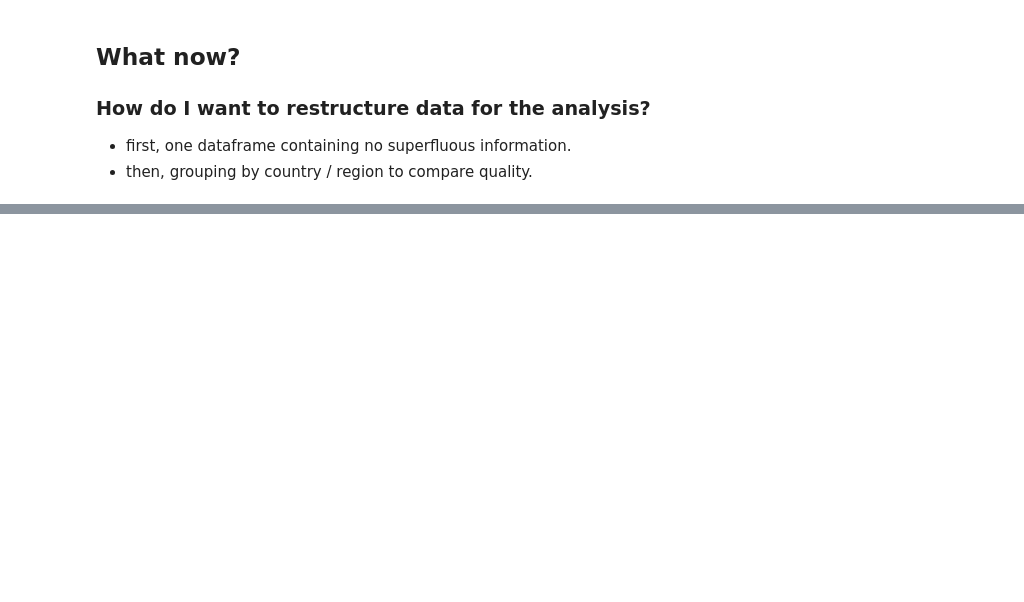
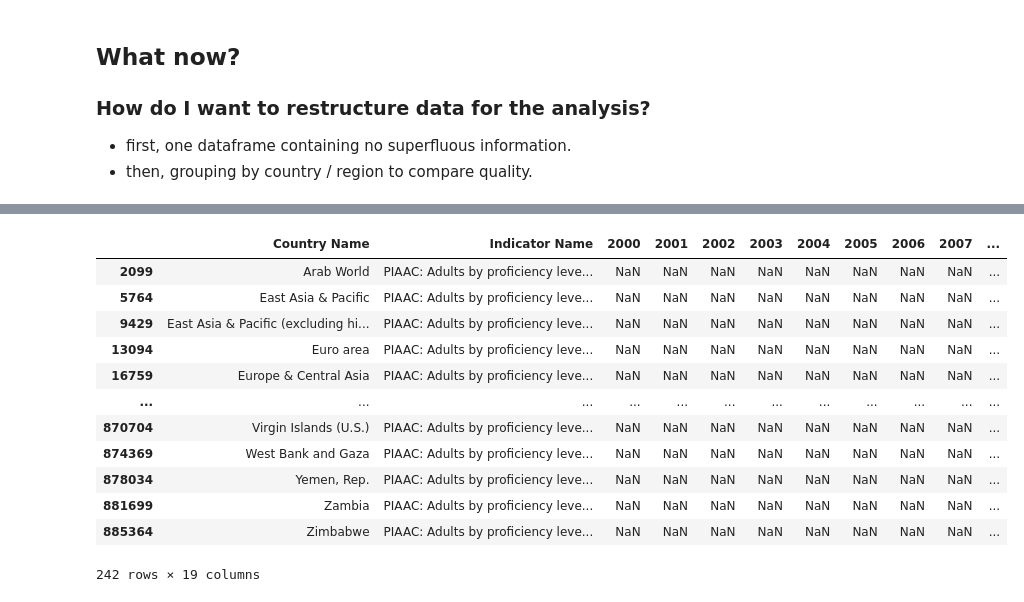
Before and after one commit to JulienfLeBoucher/OC_Edtech, a Jupyter notebook: LE-BOUCHER_Julien_1_notebook_122022.ipynb, the cells around one changed output, grey strips where cells are left out. Drawn from its saved outputs; the diff is of its cells as text; code cells hidden in the pictures; blank space fills up the shorter version.

```diff
--- a/LE-BOUCHER_Julien_1_notebook_122022.ipynb
+++ b/LE-BOUCHER_Julien_1_notebook_122022.ipynb
@@ -984,0 +994,16 @@ sum(data['Indicator Name'] == 'Internet users (per 100 people)')
+# %%
+technology_lvl_one
+# %% [output]
+|  | Country Name | Indicator Name | 2000 | 2001 | 2002 | 2003 | 2004 | 2005 | 2006 | 2007 | ... |
+| 2099 | Arab World | PIAAC: Adults by proficiency leve... | NaN | NaN | NaN | NaN | NaN | NaN | NaN | NaN | ... |
+| 5764 | East Asia & Pacific | PIAAC: Adults by proficiency leve... | NaN | NaN | NaN | NaN | NaN | NaN | NaN | NaN | ... |
+| 9429 | East Asia & Pacific (excluding hi... | PIAAC: Adults by proficiency leve... | NaN | NaN | NaN | NaN | NaN | NaN | NaN | NaN | ... |
+| 13094 | Euro area | PIAAC: Adults by proficiency leve... | NaN | NaN | NaN | NaN | NaN | NaN | NaN | NaN | ... |
+| 16759 | Europe & Central Asia | PIAAC: Adults by proficiency leve... | NaN | NaN | NaN | NaN | NaN | NaN | NaN | NaN | ... |
+| ... | ... | ... | ... | ... | ... | ... | ... | ... | ... | ... | ... |
+| 870704 | Virgin Islands (U.S.) | PIAAC: Adults by proficiency leve... | NaN | NaN | NaN | NaN | NaN | NaN | NaN | NaN | ... |
+| 874369 | West Bank and Gaza | PIAAC: Adults by proficiency leve... | NaN | NaN | NaN | NaN | NaN | NaN | NaN | NaN | ... |
+| 878034 | Yemen, Rep. | PIAAC: Adults by proficiency leve... | NaN | NaN | NaN | NaN | NaN | NaN | NaN | NaN | ... |
+| 881699 | Zambia | PIAAC: Adults by proficiency leve... | NaN | NaN | NaN | NaN | NaN | NaN | NaN | NaN | ... |
+| 885364 | Zimbabwe | PIAAC: Adults by proficiency leve... | NaN | NaN | NaN | NaN | NaN | NaN | NaN | NaN | ... |
+242 rows × 19 columns
```
Also changed, not shown: parts of 21 cells of this notebook, 1 other file.
